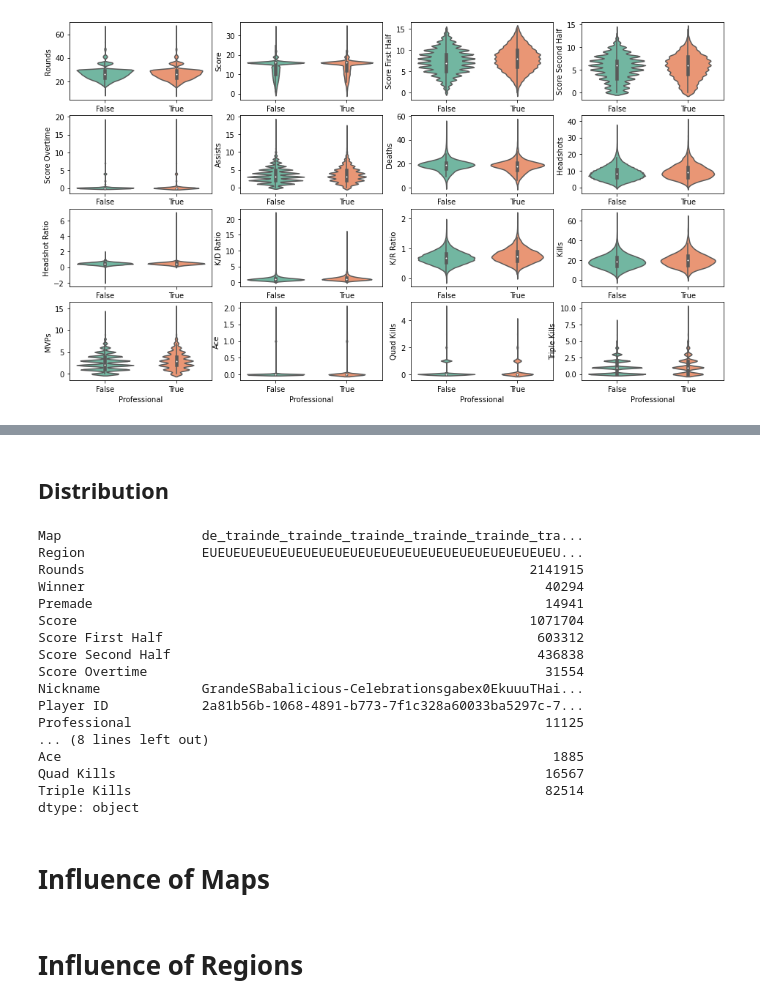
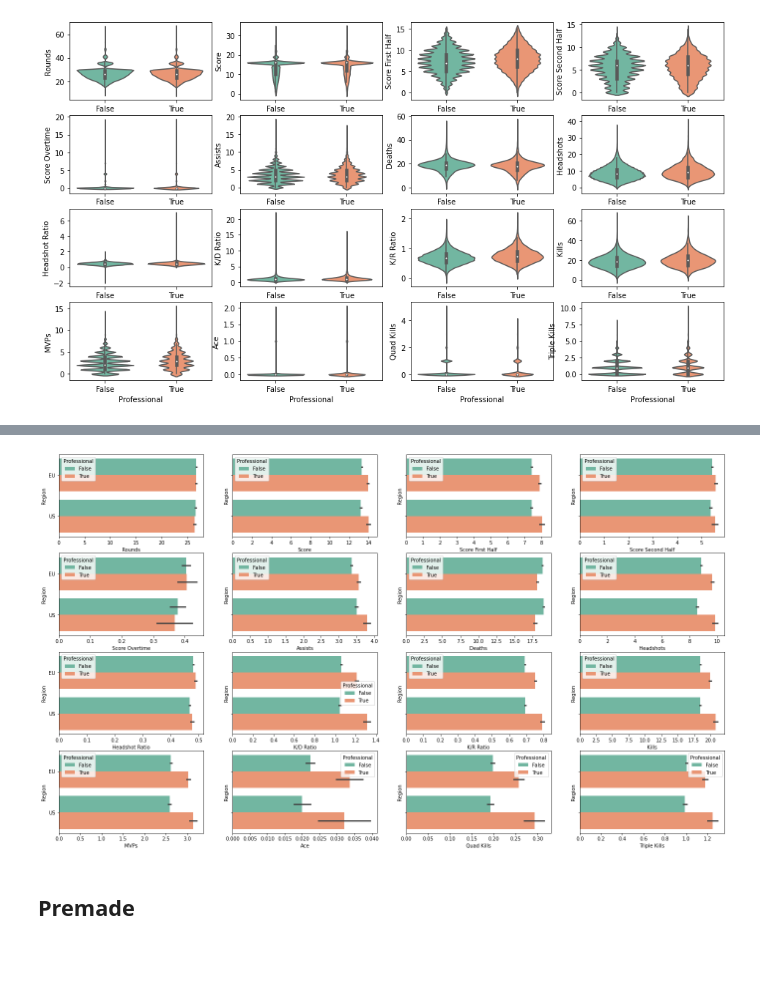
Before and after one commit to relativityhd/csgo-data-analysis, a Jupyter notebook: src/data-exploring.ipynb, the cells around one changed output, grey strips where cells are left out. Drawn from its saved outputs; the diff is of its cells as text; code cells hidden in the pictures; blank space fills up the shorter version.

```diff
--- a/src/data-exploring.ipynb
+++ b/src/data-exploring.ipynb
@@ -131,22 +192,13 @@ for i, column in enumerate(df.select_dtypes(include='number').columns):
+# %%
+rows = 4
+cols = 4
+fig, axs = plt.subplots(4, 4, figsize=(24, 14), sharey=True, sharex=False)
+for i, column in enumerate(df.select_dtypes(include='number').columns):
+    #print(i, i//rows, i%rows)
+    #df_column = df_long_by_professional[df_long_by_professional["variable"] == column]
+    ax = axs[i//rows, i%rows]
+    sns.barplot(x=column, y="Region", hue="Professional", data=df, palette="Set2", ax=ax)
+# %% [output]
+[figure, added]
 # %% [markdown]
-## Distribution
+## Premade
-# %%
-df.sum()
-# %% [output]
-Map                  de_trainde_trainde_trainde_trainde_trainde_tra...
-Region               EUEUEUEUEUEUEUEUEUEUEUEUEUEUEUEUEUEUEUEUEUEUEU...
-Rounds                                                         2141915
-Winner                                                           40294
-Premade                                                          14941
-Score                                                          1071704
-Score First Half                                                603312
-Score Second Half                                               436838
-Score Overtime                                                   31554
-Nickname             GrandeSBabalicious-Celebrationsgabex0EkuuuTHai...
-Player ID            2a81b56b-1068-4891-b773-7f1c328a60033ba5297c-7...
-Professional                                                     11125
-... (8 lines left out)
-Ace                                                               1885
-Quad Kills                                                       16567
-Triple Kills                                                     82514
-dtype: object
@@ -155,4 +204,0 @@ sns.barplot()
-# %% [markdown]
-# Influence of Maps
-# %% [markdown]
-# Influence of Regions
```
Also changed, not shown: parts of 23 cells of this notebook, 6 other files.
